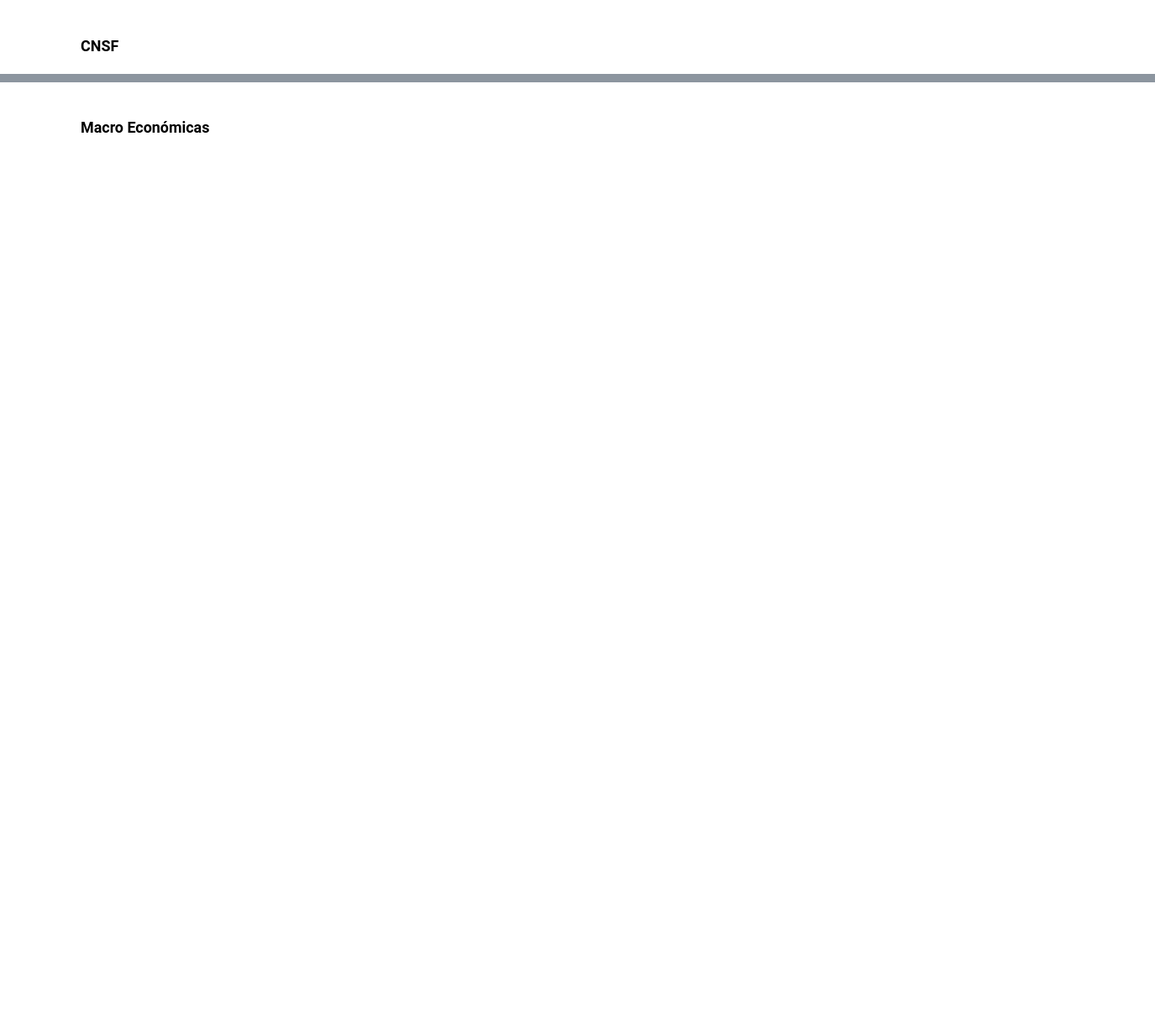
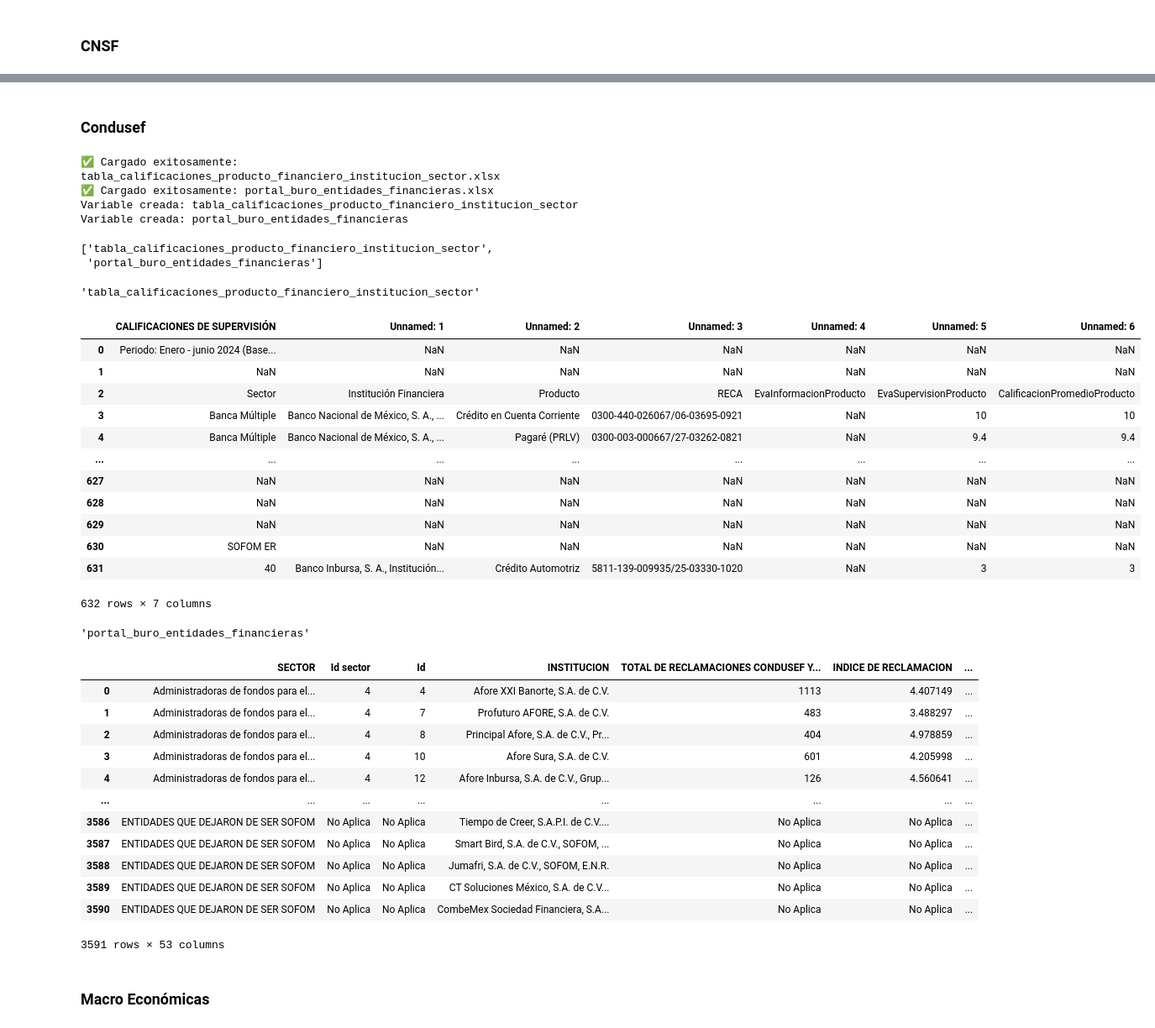
Before and after one commit to brau126/develop_data_science, a Jupyter notebook: Academic/Diplomado/Proyecto/Exploracion_TAD.ipynb, the cells around one changed output, grey strips where cells are left out. Shown at 84% size. Drawn from its saved outputs; the diff is of its cells as text; code cells hidden in the pictures; blank space fills up the shorter version.

```diff
--- a/Academic/Diplomado/Proyecto/Exploracion_TAD.ipynb
+++ b/Academic/Diplomado/Proyecto/Exploracion_TAD.ipynb
@@ -228,2 +291,52 @@ dtype: object
+# %% [markdown]
+### Condusef
+# %%
+# información de comision de defensa a usuarios de entidades financieras
+ruta_condusef = ruta_bases + "/condusef_20260906"
+# %%
+frames_condusef = camina_carpetas(ruta_busqueda= ruta_condusef)
+# %% [output]
+✅ Cargado exitosamente: tabla_calificaciones_producto_financiero_institucion_sector.xlsx
+✅ Cargado exitosamente: portal_buro_entidades_financieras.xlsx
+Variable creada: tabla_calificaciones_producto_financiero_institucion_sector
+Variable creada: portal_buro_entidades_financieras
+# %%
+nom_condusef = list(frames_condusef.keys())
+nom_condusef
+# %% [output]
+['tabla_calificaciones_producto_financiero_institucion_sector',
+ 'portal_buro_entidades_financieras']
+# %%
+for i in nom_condusef:
+    display(i, globals()[i])
+# %% [output]
+'tabla_calificaciones_producto_financiero_institucion_sector'
+|  | CALIFICACIONES DE SUPERVISIÓN | Unnamed: 1 | Unnamed: 2 | Unnamed: 3 | Unnamed: 4 | Unnamed: 5 | Unnamed: 6 |
+| 0 | Periodo: Enero - junio 2024 (Base... | NaN | NaN | NaN | NaN | NaN | NaN |
+| 1 | NaN | NaN | NaN | NaN | NaN | NaN | NaN |
+| 2 | Sector | Institución Financiera | Producto | RECA | EvaInformacionProducto | EvaSupervisionProducto | CalificacionPromedioProducto |
+| 3 | Banca Múltiple | Banco Nacional de México, S. A., ... | Crédito en Cuenta Corriente | 0300-440-026067/06-03695-0921 | NaN | 10 | 10 |
+| 4 | Banca Múltiple | Banco Nacional de México, S. A., ... | Pagaré (PRLV) | 0300-003-000667/27-03262-0821 | NaN | 9.4 | 9.4 |
+| ... | ... | ... | ... | ... | ... | ... | ... |
+| 627 | NaN | NaN | NaN | NaN | NaN | NaN | NaN |
+| 628 | NaN | NaN | NaN | NaN | NaN | NaN | NaN |
+| 629 | NaN | NaN | NaN | NaN | NaN | NaN | NaN |
+| 630 | SOFOM ER | NaN | NaN | NaN | NaN | NaN | NaN |
+| 631 | 40 | Banco Inbursa, S. A., Institución... | Crédito Automotriz | 5811-139-009935/25-03330-1020 | NaN | 3 | 3 |
+632 rows × 7 columns
+'portal_buro_entidades_financieras'
+|  | SECTOR | Id sector | Id | INSTITUCION | TOTAL DE RECLAMACIONES CONDUSEF Y... | INDICE DE RECLAMACION | ... |
+| 0 | Administradoras de fondos para el... | 4 | 4 | Afore XXI Banorte, S.A. de C.V. | 1113 | 4.407149 | ... |
+| 1 | Administradoras de fondos para el... | 4 | 7 | Profuturo AFORE, S.A. de C.V. | 483 | 3.488297 | ... |
+| 2 | Administradoras de fondos para el... | 4 | 8 | Principal Afore, S.A. de C.V., Pr... | 404 | 4.978859 | ... |
+| 3 | Administradoras de fondos para el... | 4 | 10 | Afore Sura, S.A. de C.V. | 601 | 4.205998 | ... |
+| 4 | Administradoras de fondos para el... | 4 | 12 | Afore Inbursa, S.A. de C.V., Grup... | 126 | 4.560641 | ... |
+| ... | ... | ... | ... | ... | ... | ... | ... |
+| 3586 | ENTIDADES QUE DEJARON DE SER SOFOM | No Aplica | No Aplica | Tiempo de Creer, S.A.P.I. de C.V.... | No Aplica | No Aplica | ... |
+| 3587 | ENTIDADES QUE DEJARON DE SER SOFOM | No Aplica | No Aplica | Smart Bird, S.A. de C.V., SOFOM, ... | No Aplica | No Aplica | ... |
+| 3588 | ENTIDADES QUE DEJARON DE SER SOFOM | No Aplica | No Aplica | Jumafri, S.A. de C.V., SOFOM, E.N.R. | No Aplica | No Aplica | ... |
+| 3589 | ENTIDADES QUE DEJARON DE SER SOFOM | No Aplica | No Aplica | CT Soluciones México, S.A. de C.V... | No Aplica | No Aplica | ... |
+| 3590 | ENTIDADES QUE DEJARON DE SER SOFOM | No Aplica | No Aplica | CombeMex Sociedad Financiera, S.A... | No Aplica | No Aplica | ... |
+3591 rows × 53 columns
 # %% [markdown]
 ### Macro Económicas
```
Also changed, not shown: parts of 18 cells of this notebook, 1 other file.
